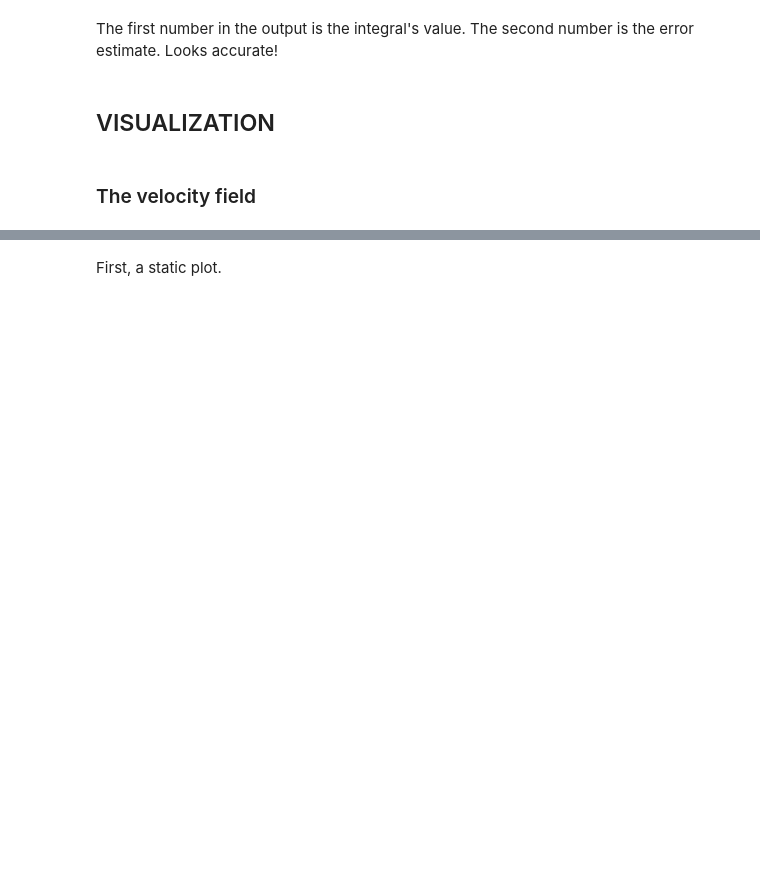
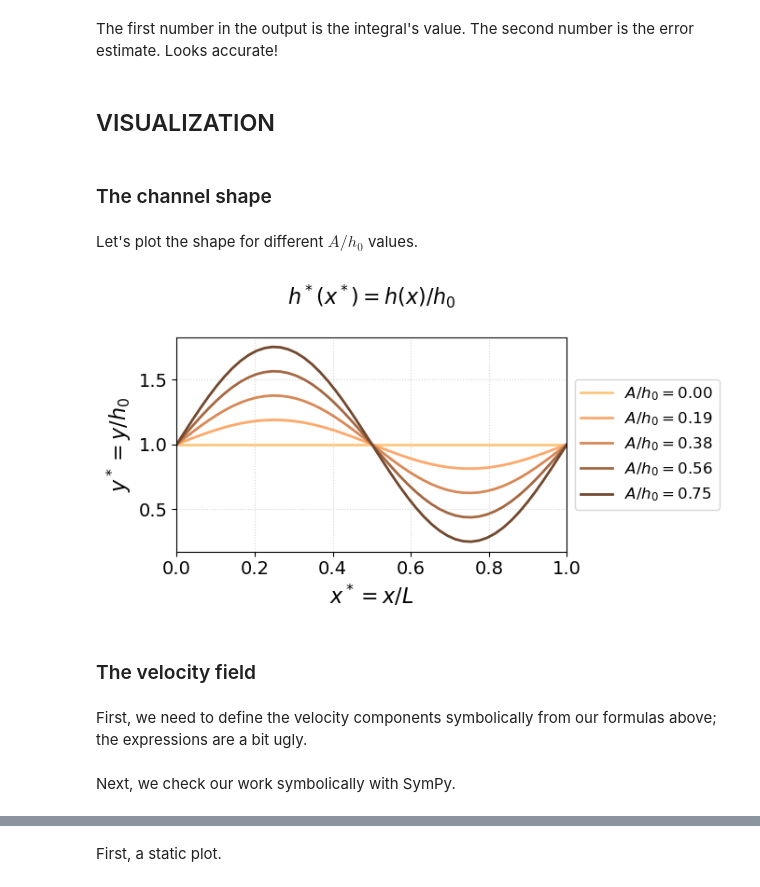
Before and after one commit to ichristov/intermediate-fluid-mechanics, a Jupyter notebook: Wavy_Channel.ipynb, the cells around one changed output, grey strips where cells are left out. Drawn from its saved outputs; the diff is of its cells as text; code cells hidden in the pictures; blank space fills up the shorter version.

```diff
--- a/Wavy_Channel.ipynb
+++ b/Wavy_Channel.ipynb
@@ -212,13 +174,60 @@ quad(lambda x: 12/hs_func(x, 0.5)**3, 0, 1)
  The first number in the output is the integral's value. The second number is the error estimate. Looks accurate!
 # %% [markdown]
 ## VISUALIZATION
+# %% [markdown]
+### The channel shape
+# %% [markdown]
+Let's plot the shape for different $A/h_0$ values.
+# %%
+fig, ax = plt.subplots(tight_layout=True, figsize=(7,5))
+
+# sequential colormap with gradient that looks nice
+# https://matplotlib.org/stable/users/explain/colors/colormaps.html#sequential
+cmap = colormaps['copper_r']
+
+# A/h_0 from 0 to whatever you want
+Aoh0 = np.linspace(0, 0.75, num=5)
+# x^* goes from 0 to 1
+xsp = np.linspace(0, 1)
+
+# Loop over A/h0 values and plot h(x) for each
+for i, tmp in enumerate(Aoh0):
+    hsp = 0*xsp
+
+    for j, x in enumerate(xsp):
+        hsp[j] = hs.subs({xs: x, A: tmp, h0: 1})
+
+    randcol = cmap(i/(1.25*len(Aoh0))) # argument from 0 to 1; with a little scaling
+    ax.plot(xsp, hsp, label=f'$A/h_0 = {tmp:.2f}$', color=randcol, linewidth=2)
+
+ax.set_xlabel('$x^* = x/L$')
+ax.set_xlim(0,1)
+ax.set_ylabel(r'$y^* = y/h_0$')
+
+ax.set_title('$h^*(x^*) = h(x)/h_0$')
+
+# show a grid to make it easier to see where the y=0 interface is
+ax.grid(alpha=0.5, linestyle='dotted')
+
+ax.set_aspect(1 / 3)
+
+# move legend off the plot because it is too long
+ax.legend(loc='center left', bbox_to_anchor=(1, 0.5))
+
+plt.show()
+# %% [output]
+[figure, added]
 # %% [markdown]
 ### The velocity field
+# %% [markdown]
+First, we need to define the velocity components symbolically from our formulas above; the expressions are a bit ugly.
 # %%
 # define the symoblic pressure grad and vel components
 # all dimensionless
 dpsdxs = -12/hs**3
 vxs = (hs**2)/2*(-dpsdxs)*(ys/hs - (ys/hs)**2)
 vys = -((hs**2)/2*(-dpsdxs)*((ys**2)/(2*hs) - (ys**3)/(3*hs**2))).diff(xs)
+# %% [markdown]
+Next, we check our work symbolically with SymPy.
 # %%
 # check BCs on symbolic expressions
```
Also changed, not shown: parts of 13 cells of this notebook.
